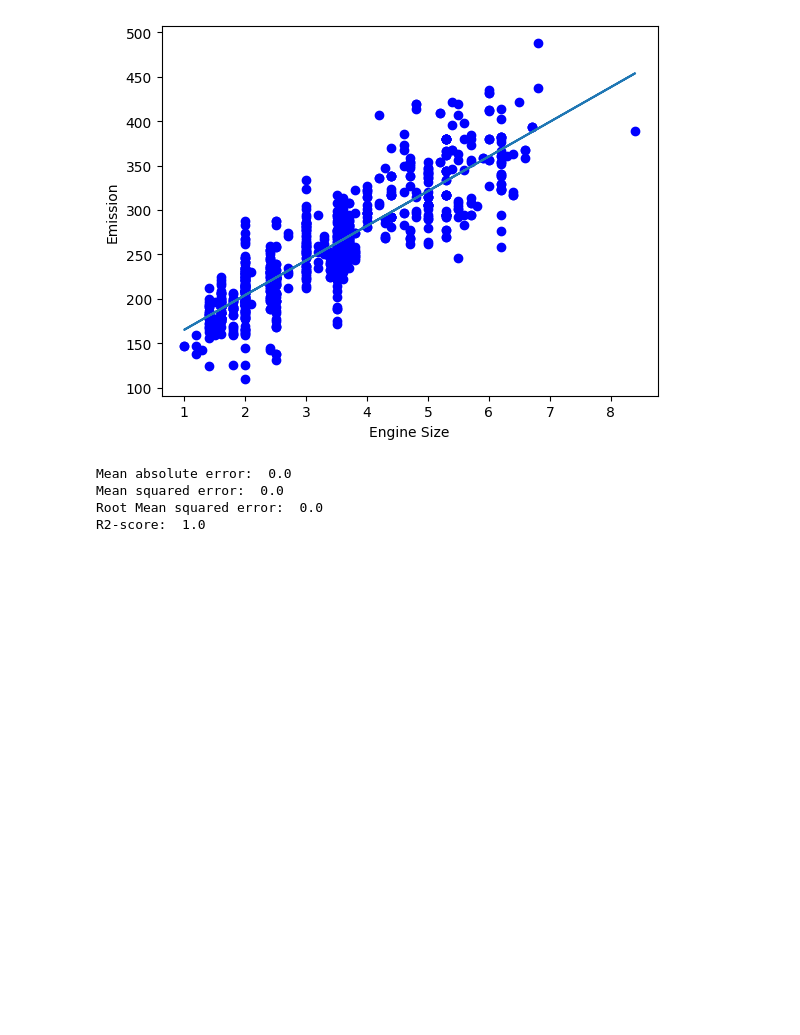
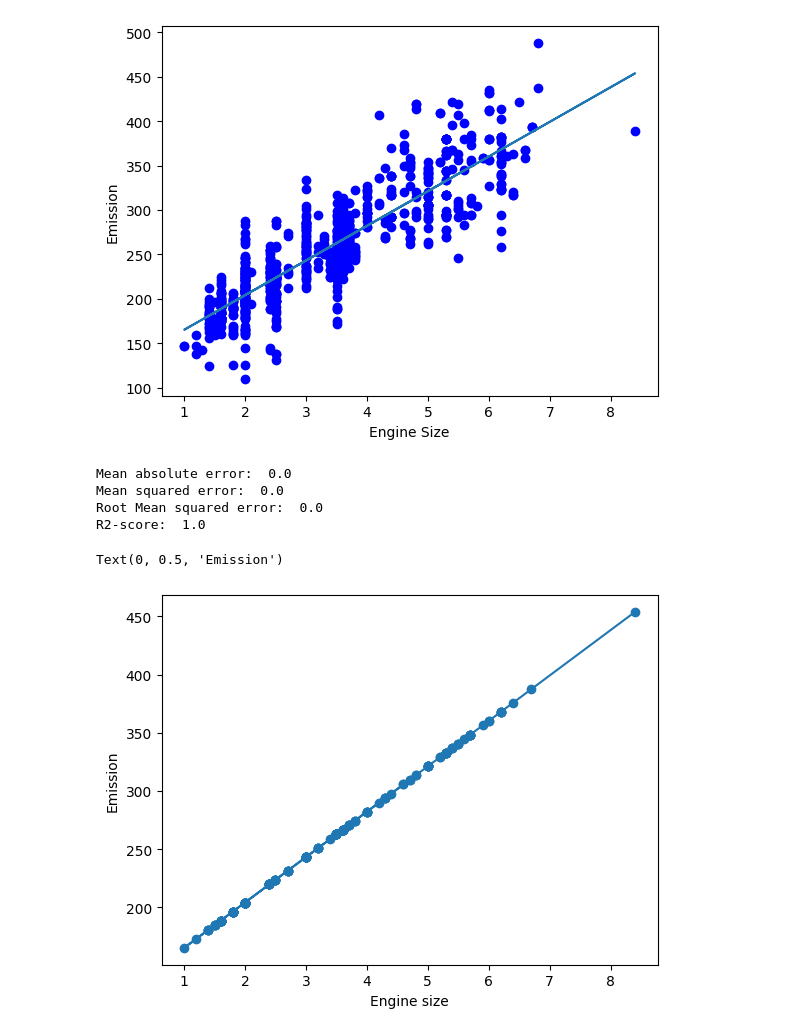
Before and after one commit to dipak1920basnet/Regression, a Jupyter notebook: simplelinear.ipynb, the cells around one changed output. Drawn from its saved outputs; the diff is of its cells as text; code cells hidden in the pictures; blank space fills up the shorter version.

Commit message:
visualize the data on testing data

```diff
--- a/simplelinear.ipynb
+++ b/simplelinear.ipynb
@@ -218,3 +218,11 @@ Mean absolute error:  0.0
 Mean squared error:  0.0
 Root Mean squared error:  0.0
 R2-score:  1.0
+# %%
+plt.pyplot.scatter(X_test,y_test)
+plt.pyplot.plot(X_test, regressor.coef_*X_test+regressor.intercept_)
+plt.pyplot.xlabel("Engine size")
+plt.pyplot.ylabel("Emission")
+# %% [output]
+Text(0, 0.5, 'Emission')
+[figure, added]
```
